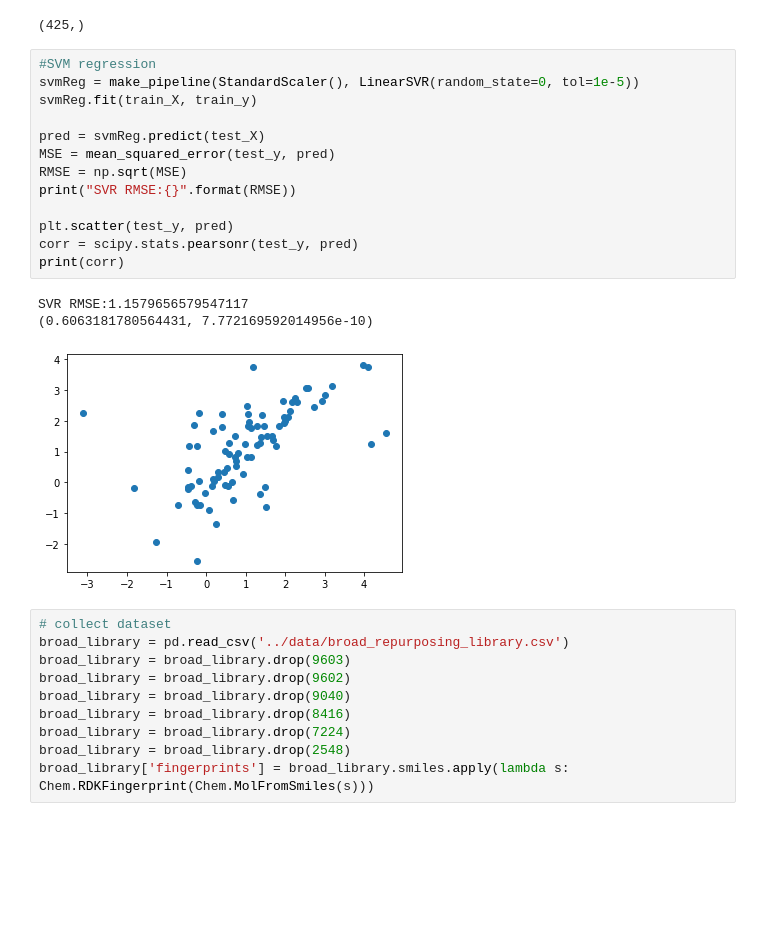
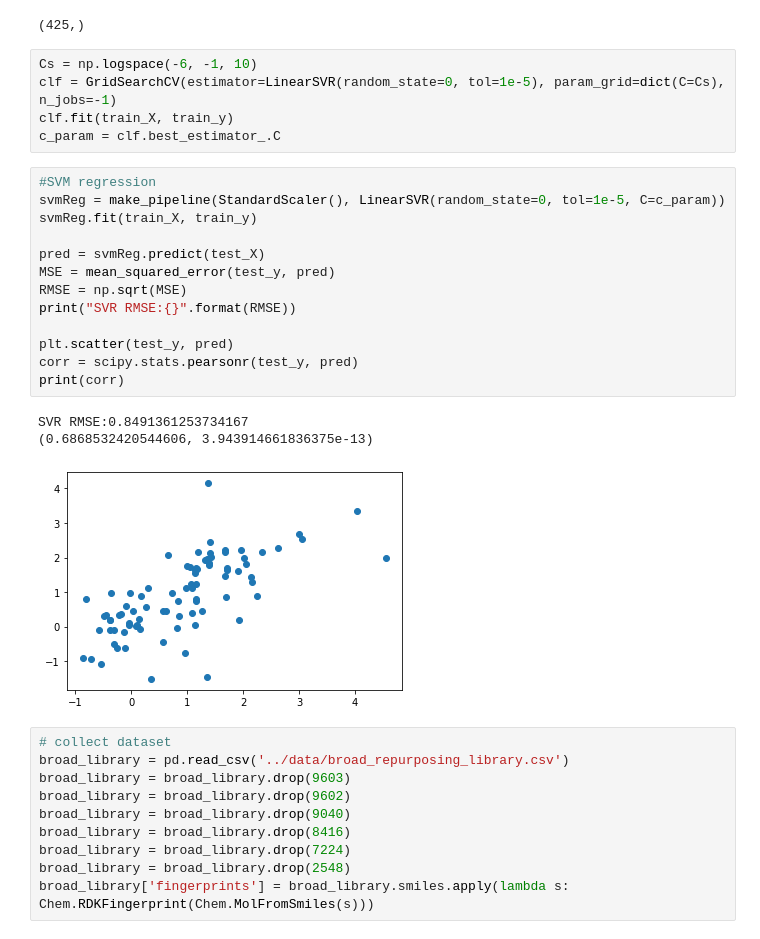
Before and after one commit to srensi/tmprss2, a Jupyter notebook: 20200525_TMPRSS2_SVM.ipynb, the cells around one changed output. Drawn from its saved outputs; the diff is of its cells as text; blank space fills up the shorter version.

Commit message:
Updated with C param optimization

```diff
--- a/20200525_TMPRSS2_SVM.ipynb
+++ b/20200525_TMPRSS2_SVM.ipynb
@@ -57,23 +59,28 @@ print(y.shape)
 train_X, test_X, train_y, test_y = train_test_split(X, y, test_size=0.2)
 # %% [output]
 (425,)
+# %%
+Cs = np.logspace(-6, -1, 10)
+clf = GridSearchCV(estimator=LinearSVR(random_state=0, tol=1e-5), param_grid=dict(C=Cs), n_jobs=-1)
+clf.fit(train_X, train_y)
+c_param = clf.best_estimator_.C
 # %%
 #SVM regression
-svmReg = make_pipeline(StandardScaler(), LinearSVR(random_state=0, tol=1e-5))
+svmReg = make_pipeline(StandardScaler(), LinearSVR(random_state=0, tol=1e-5, C=c_param))
 svmReg.fit(train_X, train_y)
 
 pred = svmReg.predict(test_X)
 MSE = mean_squared_error(test_y, pred)
 RMSE = np.sqrt(MSE)
 print("SVR RMSE:{}".format(RMSE))
 
 plt.scatter(test_y, pred)
 corr = scipy.stats.pearsonr(test_y, pred)
 print(corr)
 # %% [output]
-SVR RMSE:1.1579656579547117
-(0.6063181780564431, 7.772169592014956e-10)
+SVR RMSE:0.8491361253734167
+(0.6868532420544606, 3.943914661836375e-13)
-[figure, old version]
+[figure, new version]
 # %%
 # collect dataset
 broad_library = pd.read_csv('../data/broad_repurposing_library.csv')
```
Also changed, not shown: parts of 15 cells of this notebook.
